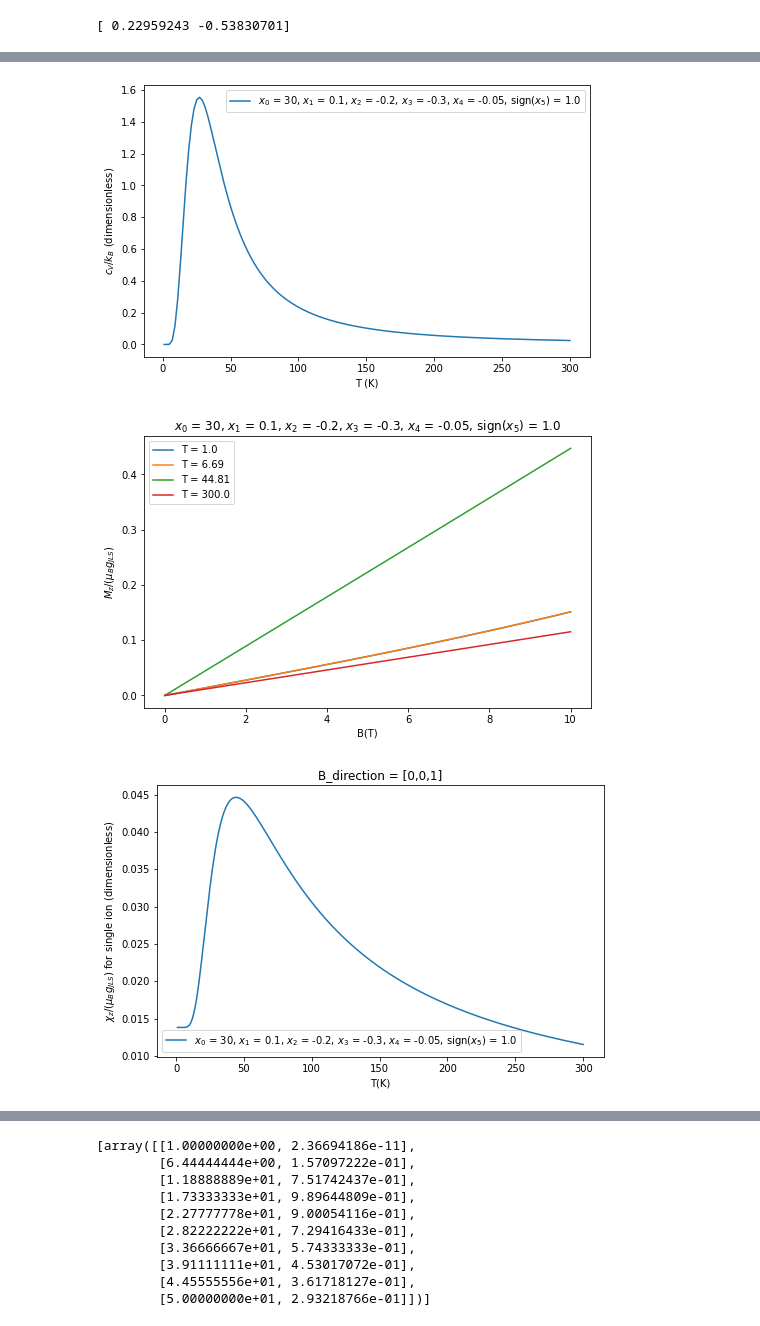
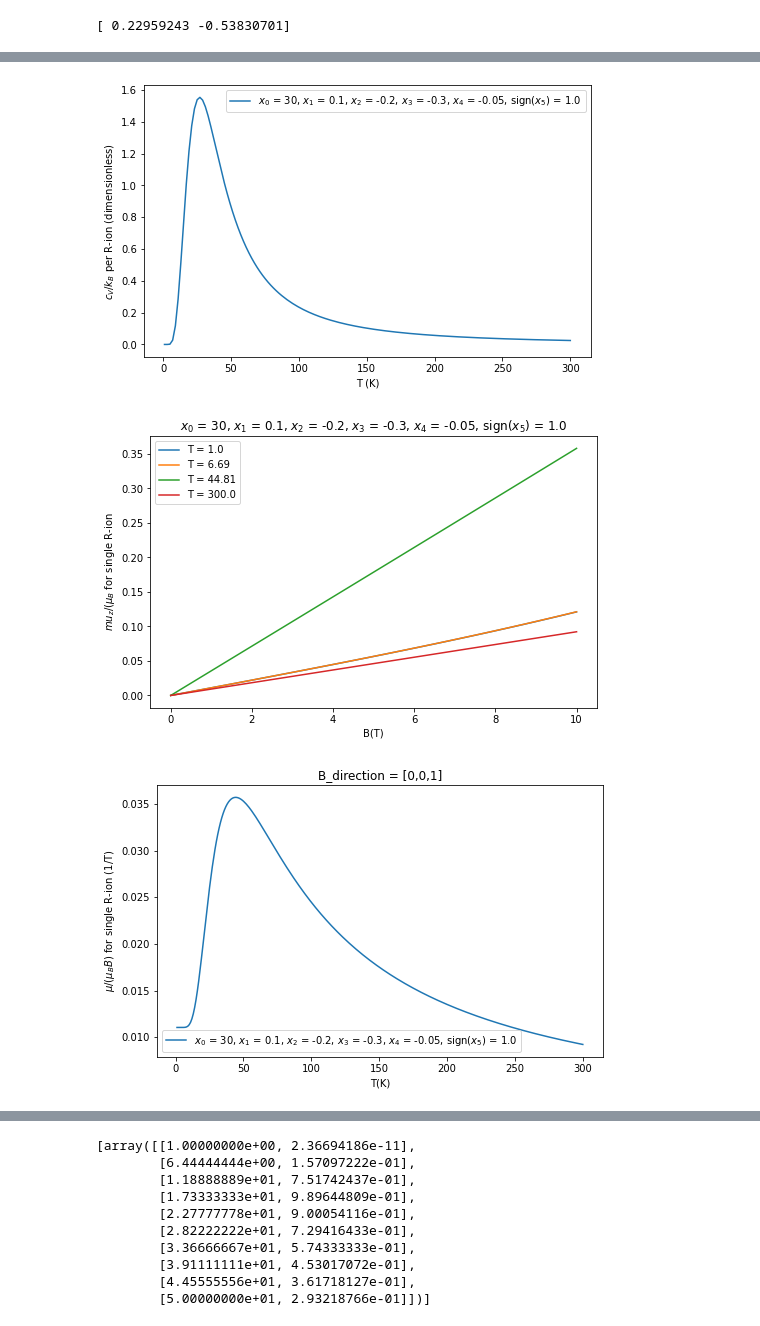
Before and after one commit to Orth-Research/ml_cr, a Jupyter notebook: DataGeneration.ipynb, the cells around one changed output, grey strips where cells are left out. Drawn from its saved outputs; the diff is of its cells as text; code cells hidden in the pictures.

```diff
--- a/DataGeneration.ipynb
+++ b/DataGeneration.ipynb
@@ -436,6 +454,6 @@ plt.show()
 # %%
 # Show plots of the output for PG 'C4v'
-td = training_data('C4v', 1, 123, 4)
+td = training_data('C4v', 1, 123, J=4, L=5, S=1)
 
 x0 = 30
 x1 = 0.1
@@ -452,7 +470,7 @@ fig = plt.figure(1, figsize = [8,5])
 ax = plt.subplot(1,1,1)
 ax.plot(T, cV, label = '$x_0$ = ' + str(round(x0, 2)) + ", $x_1$ = " + str(round(x1, 2)) + ", $x_2$ = " + str(round(x2, 2)) + ", $x_3$ = " + str(round(x3, 2)) + ", $x_4$ = " + str(round(x4, 2)) + ", sign($x_5$) = " + str(np.sign(x5)))
 ax.set_xlabel('T (K)')
-ax.set_ylabel('$c_V/k_B$ (dimensionless)')
+ax.set_ylabel('$c_V/k_B$ per R-ion (dimensionless)')
 ax.legend()
 
 #fig.savefig("Graphics/Plot-cV-x0A_" + str(x0A) + "-x0C_" + str(x0C) + "-x1A_" + str(x1A) + "-x1C_" + str(x1C) + ".pdf", bbox_inches = "tight")
@@ -476,7 +494,7 @@ ax.plot(B2, mag2, label='T = '+str(round(mag_data[0, 1, 1],2)))
 ax.plot(B3, mag3,  label='T = '+str(round(mag_data[0, 2, 1],2)))
 ax.plot(B4, mag4,  label='T = '+str(round(mag_data[0, 3, 1],2)))
 ax.set_xlabel('B(T)')
-ax.set_ylabel('$M_z/(\mu_B g_{JLS})$')
+ax.set_ylabel('$mu_z/(\mu_B$ for single R-ion')
 ax.set_title('$x_0$ = ' + str(round(x0, 2)) + ", $x_1$ = " + str(round(x1, 2)) + ", $x_2$ = " + str(round(x2, 2)) + ", $x_3$ = " + str(round(x3, 2)) + ", $x_4$ = " + str(round(x4, 2)) + ", sign($x_5$) = " + str(np.sign(x5)))
 ax.legend()
 #plt.tight_layout()
@@ -490,35 +508,35 @@ T = susc_data[:, 0]
 susc = susc_data[:, 1]
 
 fig = plt.figure(1, figsize = [8,5])
 ax = plt.subplot(1,1,1)
 ax.plot(T, susc, label = '$x_0$ = ' + str(round(x0, 2)) + ", $x_1$ = " + str(round(x1, 2)) + ", $x_2$ = " + str(round(x2, 2)) + ", $x_3$ = " + str(round(x3, 2)) + ", $x_4$ = " + str(round(x4, 2)) + ", sign($x_5$) = " + str(np.sign(x5)))
 ax.set_xlabel('T(K)')
-ax.set_ylabel('$\chi_z/(\mu_B g_{JLS})$ for single ion (dimensionless)')
+ax.set_ylabel('$\mu/(\mu_B B)$ for single R-ion (1/T)')
 ax.set_title('B_direction = [0,0,1]')
 #ax.set_ylim(top = 0.25, bottom = 0.)
 ax.legend()
 
 #fig.savefig("Graphics/Plot-Susc-x0A_" + str(x0A) + "-x0C_" + str(x0C) + "-x1A_" + str(x1A) + "-x1C_" + str(x1C) + ".pdf", bbox_inches = "tight")
 
 plt.show()
 
 susc_data = td.susceptibility(td.ham_cr([x0, x1, x2, x3, x4, x5]), [1,0,0])
 T = susc_data[:, 0]
 susc = susc_data[:, 1]
 
 fig = plt.figure(1, figsize = [8,5])
 ax = plt.subplot(1,1,1)
 ax.plot(T, susc, label = '$x_0$ = ' + str(round(x0, 2)) + ", $x_1$ = " + str(round(x1, 2)) + ", $x_2$ = " + str(round(x2, 2)) + ", $x_3$ = " + str(round(x3, 2)) + ", $x_4$ = " + str(round(x4, 2)) + ", sign($x_5$) = " + str(np.sign(x5)))
 ax.set_xlabel('T(K)')
-ax.set_ylabel('$\chi_z/(\mu_B g_{JLS})$ for single ion (dimensionless)')
+ax.set_ylabel('$\mu/(\mu_B B)$ for single R-ion (1/T)')
 ax.set_title('B_direction = [1,0,0]')
 #ax.set_ylim(top = 0.25, bottom = 0.)
 ax.legend()
 
 #fig.savefig("Graphics/Plot-Susc-x0A_" + str(x0A) + "-x0C_" + str(x0C) + "-x1A_" + str(x1A) + "-x1C_" + str(x1C) + ".pdf", bbox_inches = "tight")
 
 plt.show()
 # %% [output]
-[figure, old version]
+[figure, new version]
-[figure, old version]
+[figure, new version]
-[figure, old version]
+[figure, new version]
```
Also changed, not shown: parts of 3 cells of this notebook, 1 other file.
